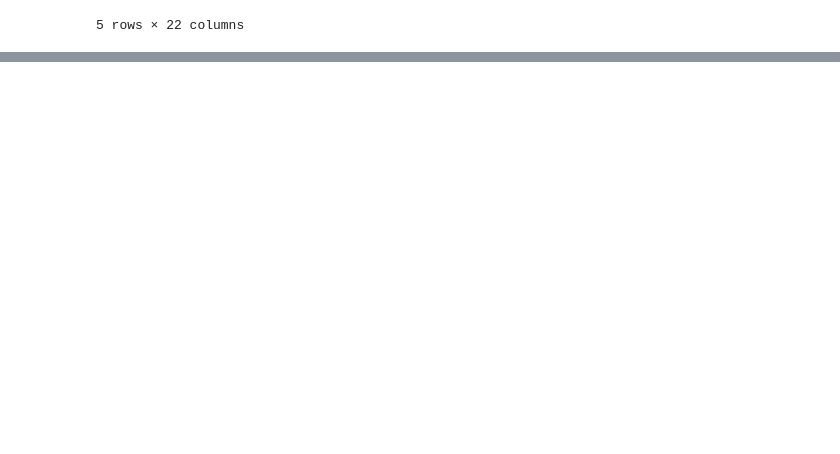
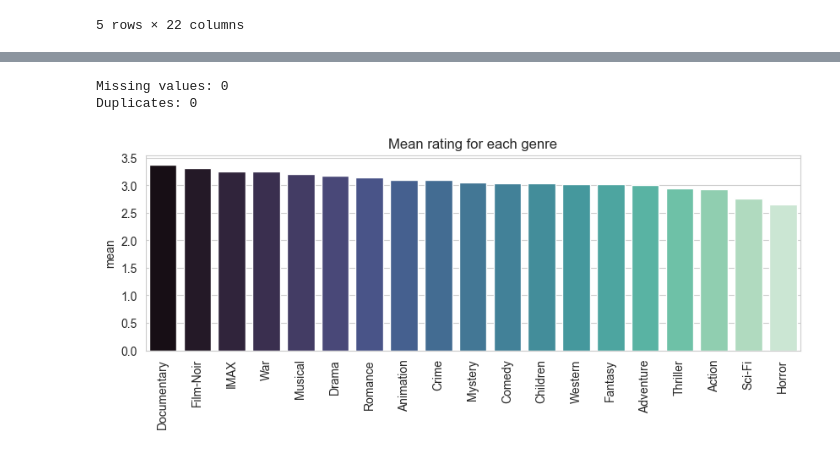
Before and after one commit to frapic98/Data_Analytics-main, a Jupyter notebook: data_exploration.ipynb, the cells around one changed output, grey strips where cells are left out. Cells and saved outputs as stored; diff of their text form; code cells hidden in the pictures; blank space fills up the shorter version.

```diff
--- a/data_exploration.ipynb
+++ b/data_exploration.ipynb
@@ -51,0 +94,7 @@ df.drop(['movieId', 'title'], axis=1, inplace=True)
+# %%
+#loonking for missing values and duplicates
+print(f'Missing values: {df.isnull().sum().sum()}')
+print(f'Duplicates: {df.duplicated().sum()}')
+# %% [output]
+Missing values: 0
+Duplicates: 0
@@ -51,0 +108,19 @@ df.drop(['movieId', 'title'], axis=1, inplace=True)
+# %%
+#mean rating for each genre
+genres = movies_genres.columns[2:-1]
+genres_mean = []
+
+for genre in genres:
+    genres_mean.append(movies_genres[movies_genres[genre] == 1]['rating'].mean())
+
+genres_mean = pd.DataFrame(genres_mean, index=genres, columns=['mean'])
+genres_mean.sort_values(by='mean', ascending=False, inplace=True)
+
+#barplot of mean rating for each genre
+plt.figure(figsize=(10, 3))
+sns.barplot(x=genres_mean.index, y=genres_mean['mean'], palette='mako')
+plt.title('Mean rating for each genre')
+plt.xticks(rotation=90)
+plt.show()
+# %% [output]
+[figure, added]
```
Also changed, not shown: parts of 8 cells of this notebook, 1 other file.
